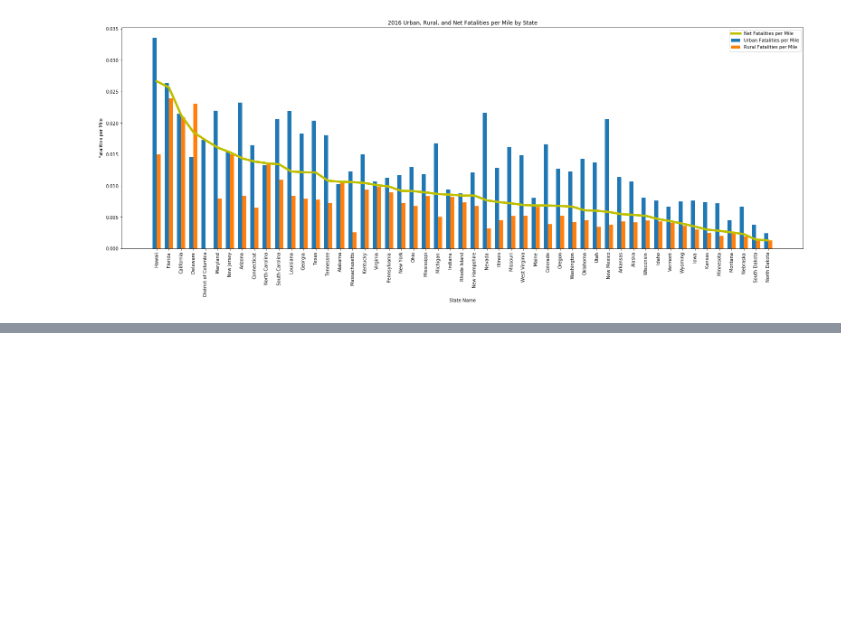
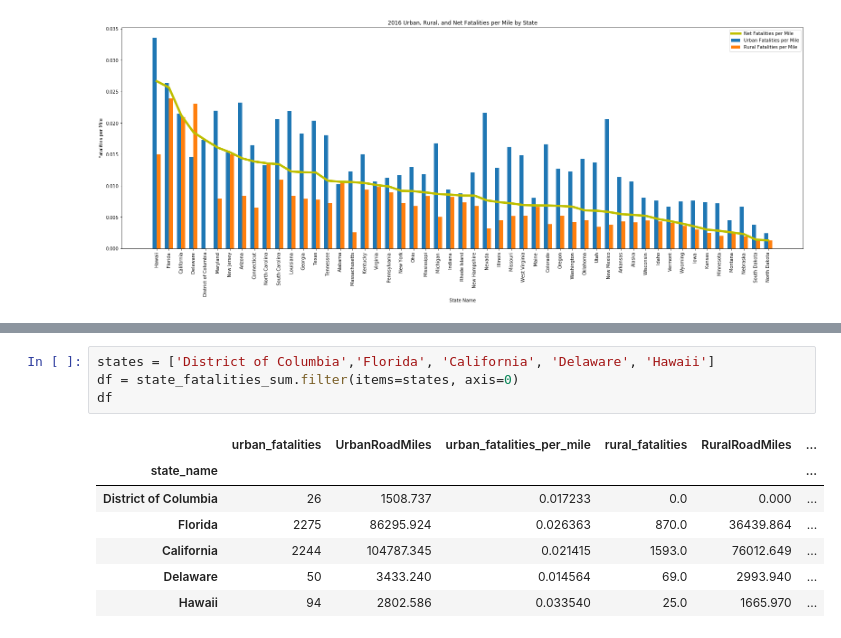
Before and after one commit to yzwu1209/Traffic-Fatalities-Analysis, a Jupyter notebook: Accident Locations.ipynb, the cells around one changed output, grey strips where cells are left out. Drawn from its saved outputs; the diff is of its cells as text; blank space fills up the shorter version.

```diff
--- a/Accident Locations.ipynb
+++ b/Accident Locations.ipynb
@@ -274,0 +279,12 @@ pass
+# %%
+states = ['District of Columbia','Florida', 'California', 'Delaware', 'Hawaii']
+df = state_fatalities_sum.filter(items=states, axis=0)
+df
+# %% [output]
+|  | urban_fatalities | UrbanRoadMiles | urban_fatalities_per_mile | rural_fatalities | RuralRoadMiles | ... |
+| state_name |  |  |  |  |  | ... |
+| District of Columbia | 26 | 1508.737 | 0.017233 | 0.0 | 0.000 | ... |
+| Florida | 2275 | 86295.924 | 0.026363 | 870.0 | 36439.864 | ... |
+| California | 2244 | 104787.345 | 0.021415 | 1593.0 | 76012.649 | ... |
+| Delaware | 50 | 3433.240 | 0.014564 | 69.0 | 2993.940 | ... |
+| Hawaii | 94 | 2802.586 | 0.033540 | 25.0 | 1665.970 | ... |
```
Also changed, not shown: parts of 6 cells of this notebook, 1 other file.
